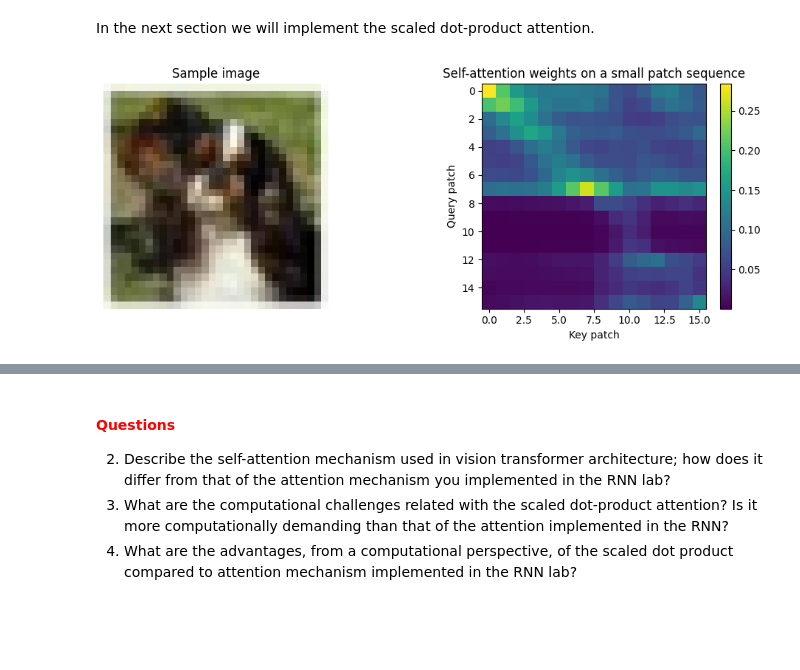
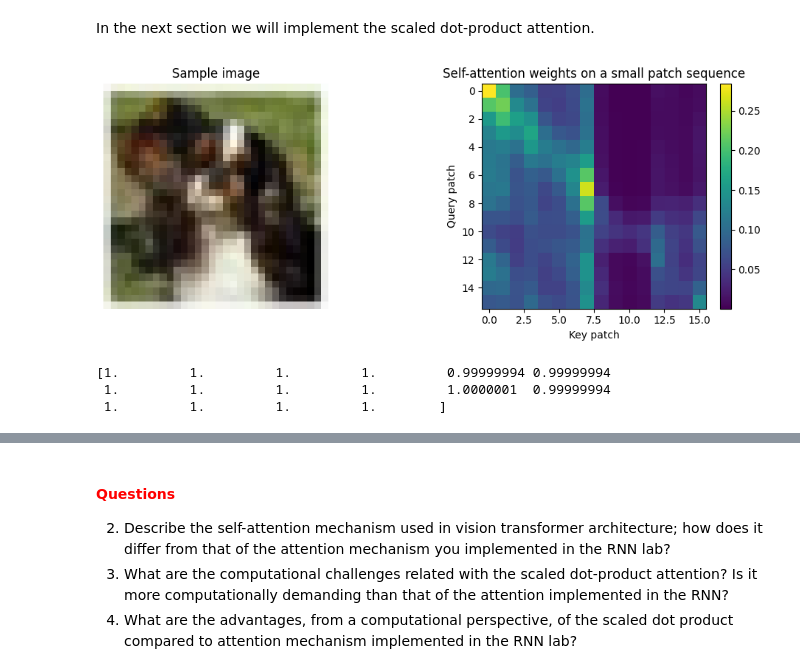
Before and after one commit to arreen/deeplearninglabs, a Jupyter notebook: 5_Transformers/Vision_transformers_AB.ipynb, the cells around one changed output, grey strips where cells are left out. Cells and saved outputs as stored; diff of their text form; code cells hidden in the pictures; blank space fills up the shorter version.

```diff
--- a/5_Transformers/Vision_transformers_AB.ipynb
+++ b/5_Transformers/Vision_transformers_AB.ipynb
@@ -364,10 +364,10 @@ def softmax_numpy(x: np.ndarray, axis: int = -1) -> np.ndarray:
     # -----------------------------------------
 
     #softmax: exp(xi)/sum(exp(xj))
+    stable_x = np.subtract(x, np.max(x, axis = axis, keepdims=True))
+    ex = np.exp(stable_x)
 
-    ex = np.exp(x)
-
-    return ex / (np.sum(ex, axis=axis) + np.finfo(np.float64).eps)
+    return ex / np.sum(ex, axis=axis, keepdims=True)
     # ============================================
 
 
@@ -381,34 +381,39 @@ def scaled_dot_product_attention_numpy(q: np.ndarray, k: np.ndarray, v: np.ndarr
     attention_weights = softmax_numpy(q @ np.transpose(k) / np.sqrt(d))
     output = attention_weights @ v
     return output, attention_weights
     # ============================================
 
 
 # Here the toy_token is a a random image in the dataset, and we take the first 16 patches and project them to 64 dimensions. We then add positional encoding to the tokens and compute the self-attention weights.
 sample_image = data.train.images[:1]
 sample_patches = extract_patches_numpy(sample_image, cfg.patch_size)
 toy_tokens = sample_patches[0][:16, :32]
 toy_tokens = toy_tokens + positional_encoding_numpy(toy_tokens.shape[0], toy_tokens.shape[1])
 toy_output, toy_attention = scaled_dot_product_attention_numpy(toy_tokens, toy_tokens, toy_tokens)
 
 fig, axes = plt.subplots(1, 2, figsize=(10, 4))
 
 # Left: sample image
 axes[0].imshow(sample_image[0])
 axes[0].set_title('Sample image')
 axes[0].axis('off')
 
 # Right: self-attention weights
 im = axes[1].imshow(toy_attention, cmap='viridis')
 axes[1].set_title('Self-attention weights on a small patch sequence')
 axes[1].set_xlabel('Key patch')
 axes[1].set_ylabel('Query patch')
 fig.colorbar(im, ax=axes[1], fraction=0.046, pad=0.04)
 
 plt.tight_layout()
 plt.show()
+
+print(np.sum(toy_attention, axis = -1))
 # %% [output]
-[figure, old version]
+[figure, new version]
+[1.         1.         1.         1.         0.99999994 0.99999994
+ 1.         1.         1.         1.         1.0000001  0.99999994
+ 1.         1.         1.         1.        ]
 # %% [markdown]
 ### Multi-head attention
 
```
Also changed, not shown: parts of 7 cells of this notebook.
